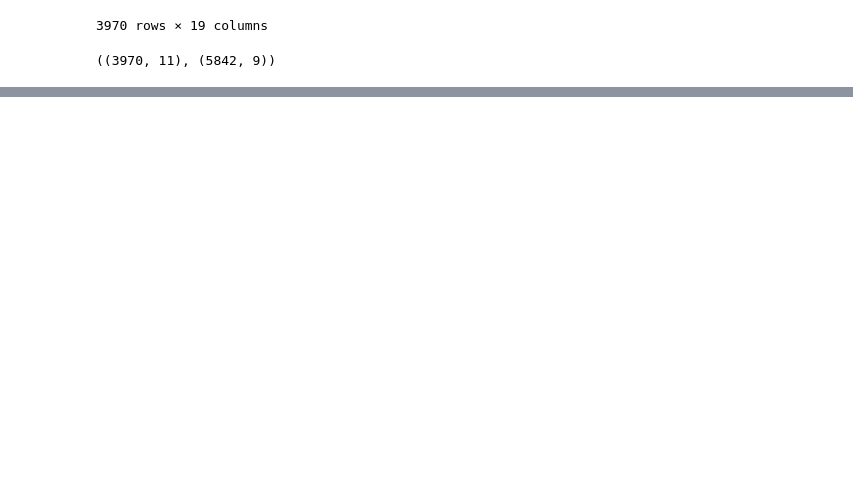
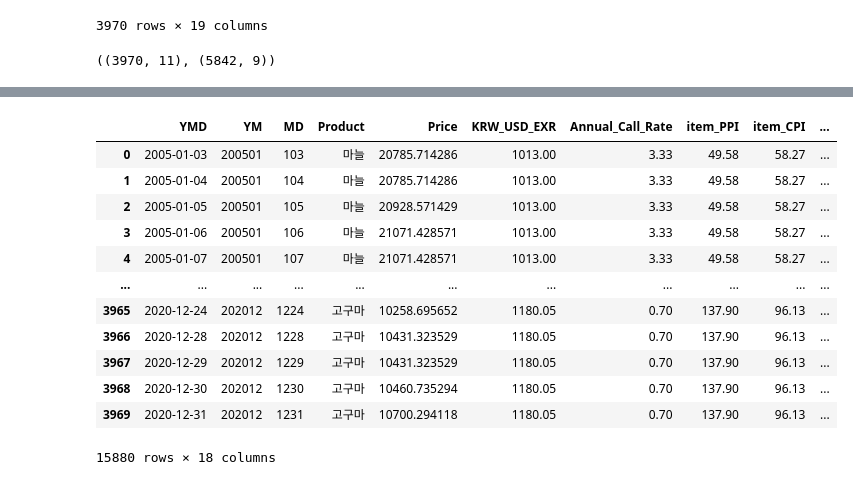
Before and after one commit to mols3131d/Agricultural-Products-Price-Prediction-, a Jupyter notebook: Data Collection/Agri_Final.ipynb, the cells around one changed output, grey strips where cells are left out. Drawn from its saved outputs; the diff is of its cells as text; code cells hidden in the pictures; blank space fills up the shorter version.

Commit message:
Agri_all.csv 파일을 깃에 업로드합니다.

```diff
--- a/Data Collection/Agri_Final.ipynb
+++ b/Data Collection/Agri_Final.ipynb
@@ -11,6 +11,6 @@ data_path = f"{root_path}data"
 # %%
-market = pd.read_csv(f'{data_path}/AgriMarket.csv')
-weather = pd.read_csv(f'{data_path}/AgriWeather.csv')
+market = pd.read_csv(f'{data_path}AgriMarket.csv')
+weather = pd.read_csv(f'{data_path}AgriWeather.csv')
 market.shape, weather.shape
 # %% [output]
 ((15880, 11), (23368, 9))
@@ -311,5 +312,19 @@ Warning_Count              0
 dtype: int64
 # %%
 df_final = pd.concat([garlic, Sesame_leaf, potato, s_potato])
-df_final.haed()
+df_final
+# %% [output]
+|  | YMD | YM | MD | Product | Price | KRW_USD_EXR | Annual_Call_Rate | item_PPI | item_CPI | ... |
+| 0 | 2005-01-03 | 200501 | 103 | 마늘 | 20785.714286 | 1013.00 | 3.33 | 49.58 | 58.27 | ... |
+| 1 | 2005-01-04 | 200501 | 104 | 마늘 | 20785.714286 | 1013.00 | 3.33 | 49.58 | 58.27 | ... |
+| 2 | 2005-01-05 | 200501 | 105 | 마늘 | 20928.571429 | 1013.00 | 3.33 | 49.58 | 58.27 | ... |
+| 3 | 2005-01-06 | 200501 | 106 | 마늘 | 21071.428571 | 1013.00 | 3.33 | 49.58 | 58.27 | ... |
+| 4 | 2005-01-07 | 200501 | 107 | 마늘 | 21071.428571 | 1013.00 | 3.33 | 49.58 | 58.27 | ... |
+| ... | ... | ... | ... | ... | ... | ... | ... | ... | ... | ... |
+| 3965 | 2020-12-24 | 202012 | 1224 | 고구마 | 10258.695652 | 1180.05 | 0.70 | 137.90 | 96.13 | ... |
+| 3966 | 2020-12-28 | 202012 | 1228 | 고구마 | 10431.323529 | 1180.05 | 0.70 | 137.90 | 96.13 | ... |
+| 3967 | 2020-12-29 | 202012 | 1229 | 고구마 | 10431.323529 | 1180.05 | 0.70 | 137.90 | 96.13 | ... |
+| 3968 | 2020-12-30 | 202012 | 1230 | 고구마 | 10460.735294 | 1180.05 | 0.70 | 137.90 | 96.13 | ... |
+| 3969 | 2020-12-31 | 202012 | 1231 | 고구마 | 10700.294118 | 1180.05 | 0.70 | 137.90 | 96.13 | ... |
+15880 rows × 18 columns
 # %%
```
Also changed, not shown: parts of 4 cells of this notebook, 2 other files.
